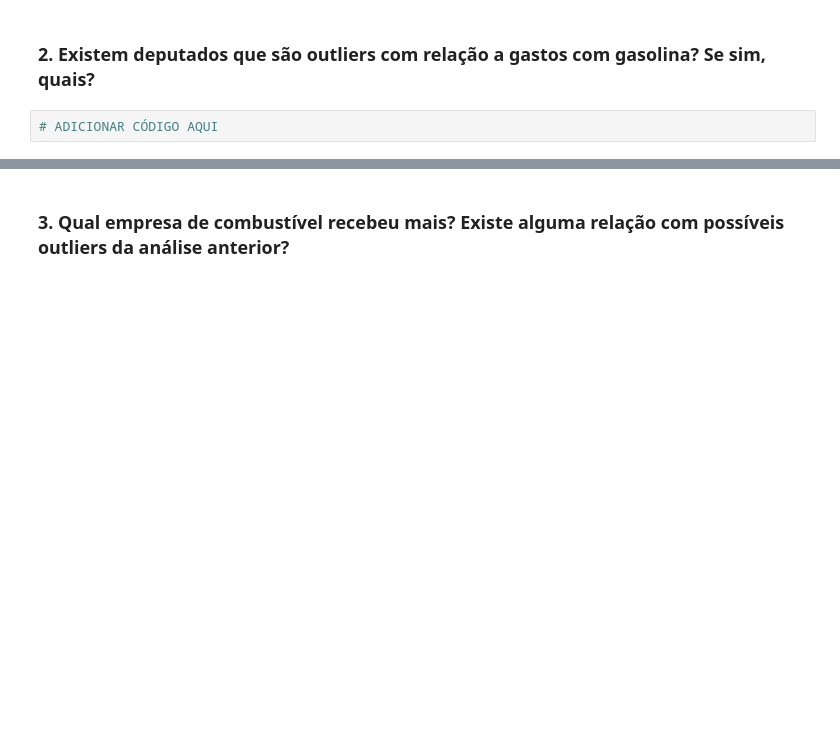
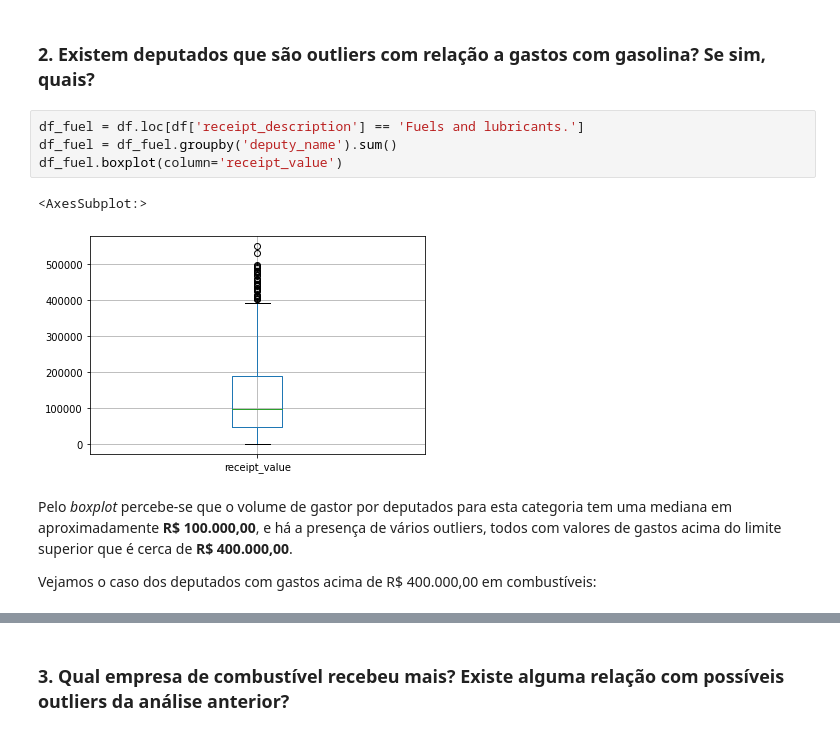
Before and after one commit to DefinitelyNotACactus/Chamber-of-Deputies-Reimbursements, a Jupyter notebook: Projeto Final.ipynb, the cells around one changed output, grey strips where cells are left out. Saved outputs shown, nothing was run; the diff lists cells and outputs as text; blank space fills up the shorter version.

```diff
--- a/Projeto Final.ipynb
+++ b/Projeto Final.ipynb
@@ -407,4 +407,13 @@ Como se percebe há uma correlação muito forte entre o ano e o valor médio do
 # %% [markdown]
 ### 2. Existem deputados que são outliers com relação a gastos com gasolina? Se sim, quais?
 # %%
-# ADICIONAR CÓDIGO AQUI
+df_fuel = df.loc[df['receipt_description'] == 'Fuels and lubricants.']
+df_fuel = df_fuel.groupby('deputy_name').sum()
+df_fuel.boxplot(column='receipt_value')
+# %% [output]
+<AxesSubplot:>
+[figure, added]
+# %% [markdown]
+Pelo *boxplot* percebe-se que o volume de gastor por deputados para esta categoria tem uma mediana em aproximadamente **R\$ 100.000,00**, e há a presença de vários outliers, todos com valores de gastos acima do limite superior que é cerca de **R\$ 400.000,00**.
+
+Vejamos o caso dos deputados com gastos acima de R\$ 400.000,00 em combustíveis:
```
Also changed, not shown: parts of 22 cells of this notebook.
